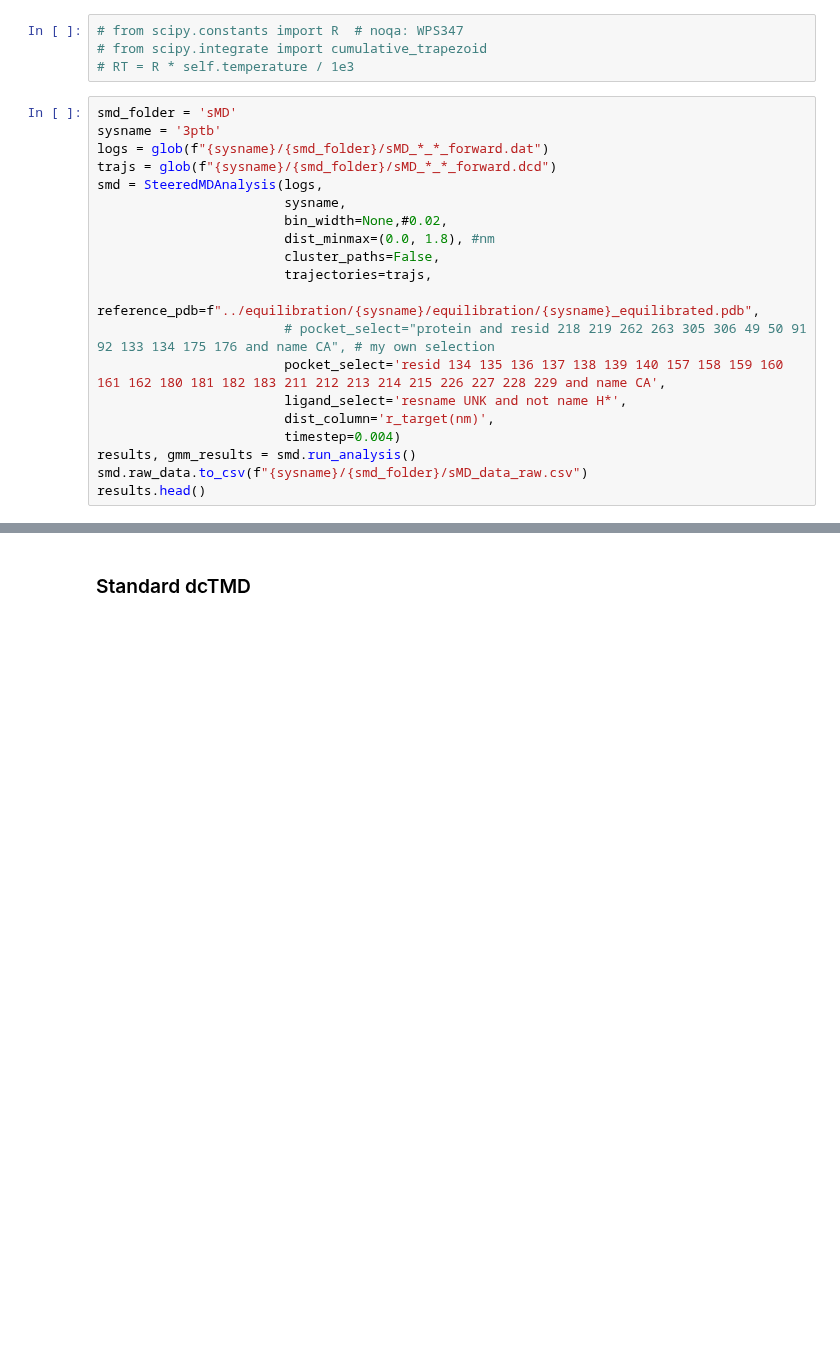
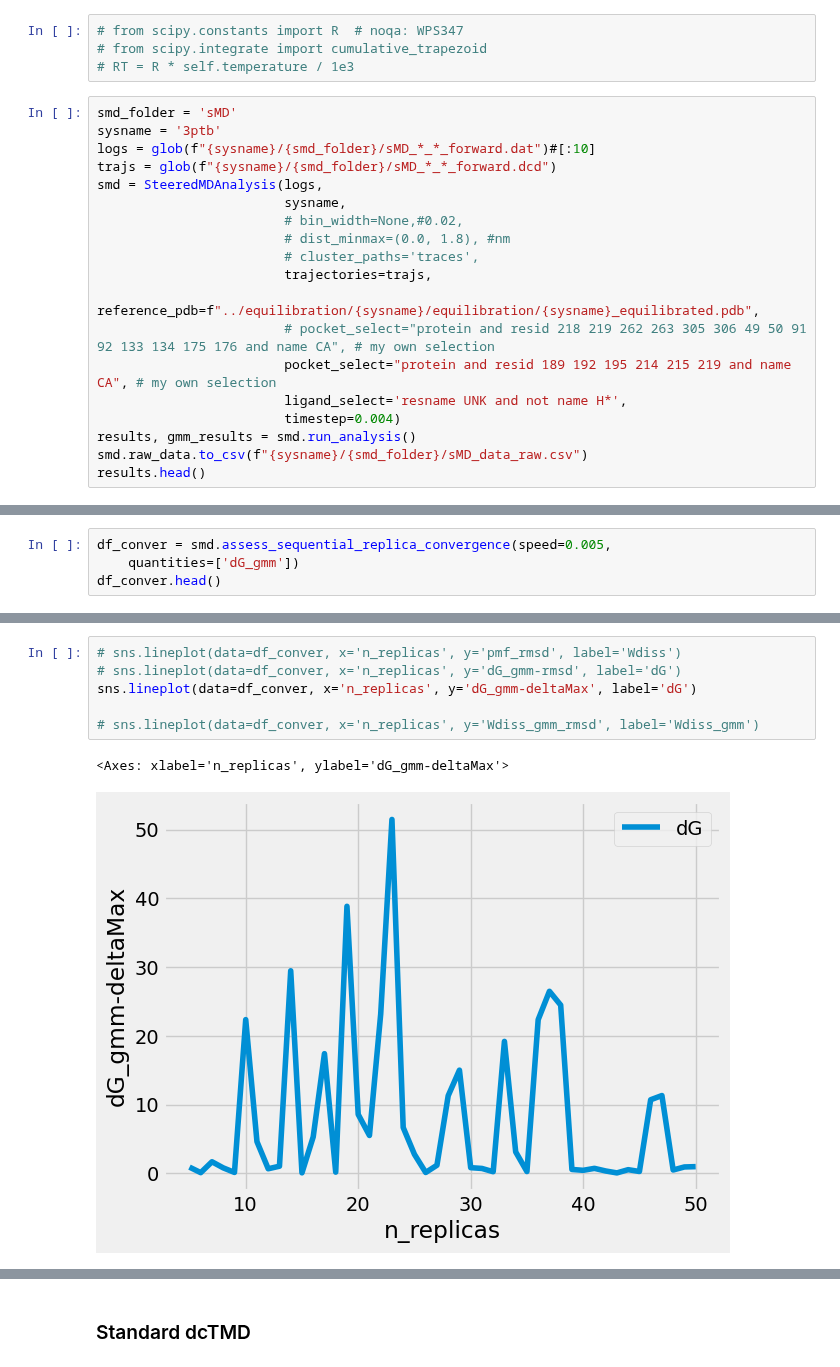
Before and after one commit to forlilab/autopath, a Jupyter notebook: examples/sMD/dctmd_gmm.ipynb, the cells around one changed output, grey strips where cells are left out. Drawn from its saved outputs; the diff is of its cells as text; blank space fills up the shorter version.

```diff
--- a/examples/sMD/dctmd_gmm.ipynb
+++ b/examples/sMD/dctmd_gmm.ipynb
@@ -16,19 +34,18 @@ from scipy.ndimage import gaussian_filter1d
 # %%
 smd_folder = 'sMD'
 sysname = '3ptb'
-logs = glob(f"{sysname}/{smd_folder}/sMD_*_*_forward.dat")
+logs = glob(f"{sysname}/{smd_folder}/sMD_*_*_forward.dat")#[:10]
 trajs = glob(f"{sysname}/{smd_folder}/sMD_*_*_forward.dcd")
 smd = SteeredMDAnalysis(logs,
                         sysname,
-                        bin_width=None,#0.02,
-                        dist_minmax=(0.0, 1.8), #nm
-                        cluster_paths=False,
+                        # bin_width=None,#0.02,
+                        # dist_minmax=(0.0, 1.8), #nm
+                        # cluster_paths='traces',
                         trajectories=trajs,
                         reference_pdb=f"../equilibration/{sysname}/equilibration/{sysname}_equilibrated.pdb",
                         # pocket_select="protein and resid 218 219 262 263 305 306 49 50 91 92 133 134 175 176 and name CA", # my own selection
-                        pocket_select='resid 134 135 136 137 138 139 140 157 158 159 160 161 162 180 181 182 183 211 212 213 214 215 226 227 228 229 and name CA',
+                        pocket_select="protein and resid 189 192 195 214 215 219 and name CA", # my own selection
                         ligand_select='resname UNK and not name H*',
-                        dist_column='r_target(nm)',
                         timestep=0.004)
 results, gmm_results = smd.run_analysis()
 smd.raw_data.to_csv(f"{sysname}/{smd_folder}/sMD_data_raw.csv")
@@ -35,0 +60,4 @@ results.head()
+# %%
+df_conver = smd.assess_sequential_replica_convergence(speed=0.005,
+    quantities=['dG_gmm'])
+df_conver.head()
@@ -35,0 +71,9 @@ results.head()
+# %%
+# sns.lineplot(data=df_conver, x='n_replicas', y='pmf_rmsd', label='Wdiss')
+# sns.lineplot(data=df_conver, x='n_replicas', y='dG_gmm-rmsd', label='dG')
+sns.lineplot(data=df_conver, x='n_replicas', y='dG_gmm-deltaMax', label='dG')
+
+# sns.lineplot(data=df_conver, x='n_replicas', y='Wdiss_gmm_rmsd', label='Wdiss_gmm')
+# %% [output]
+<Axes: xlabel='n_replicas', ylabel='dG_gmm-deltaMax'>
+[figure, added]
```
Also changed, not shown: parts of 6 cells of this notebook.
